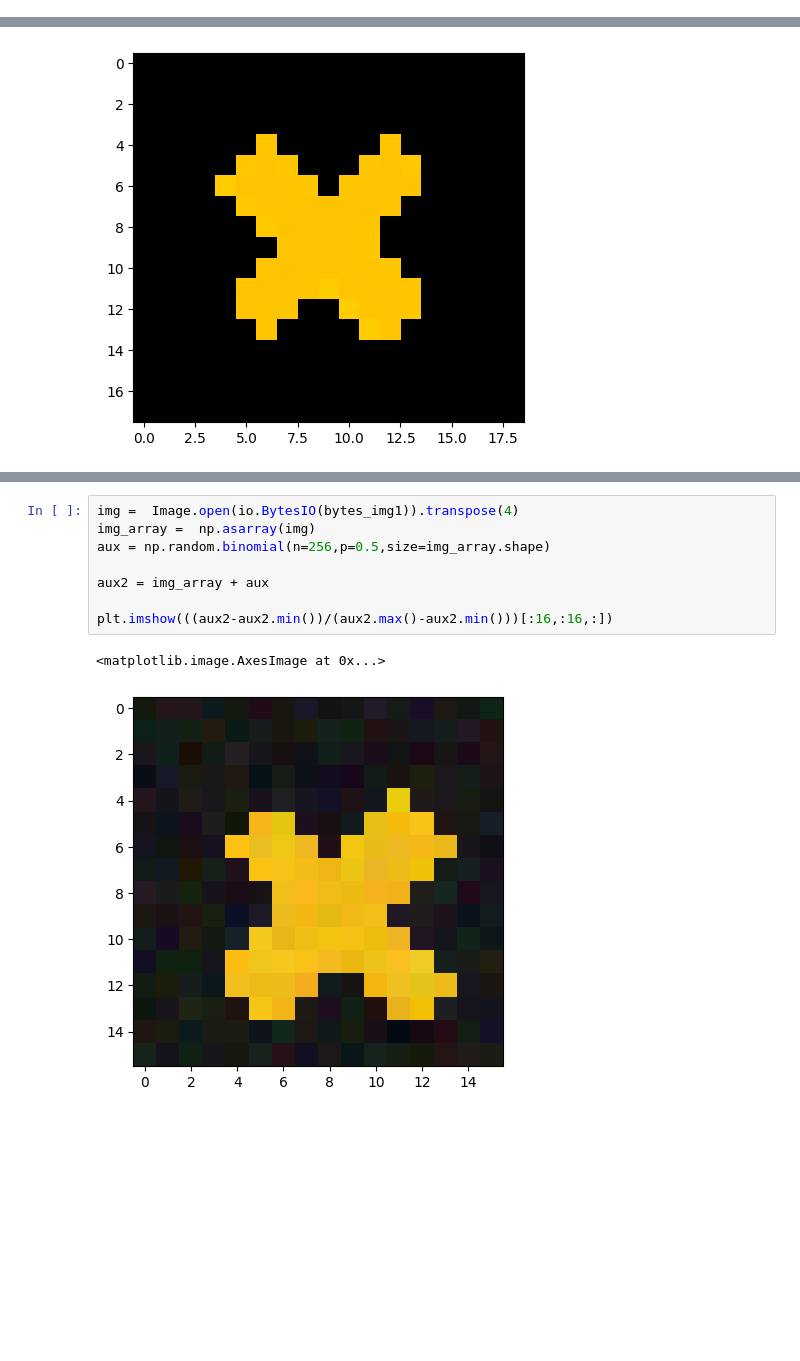
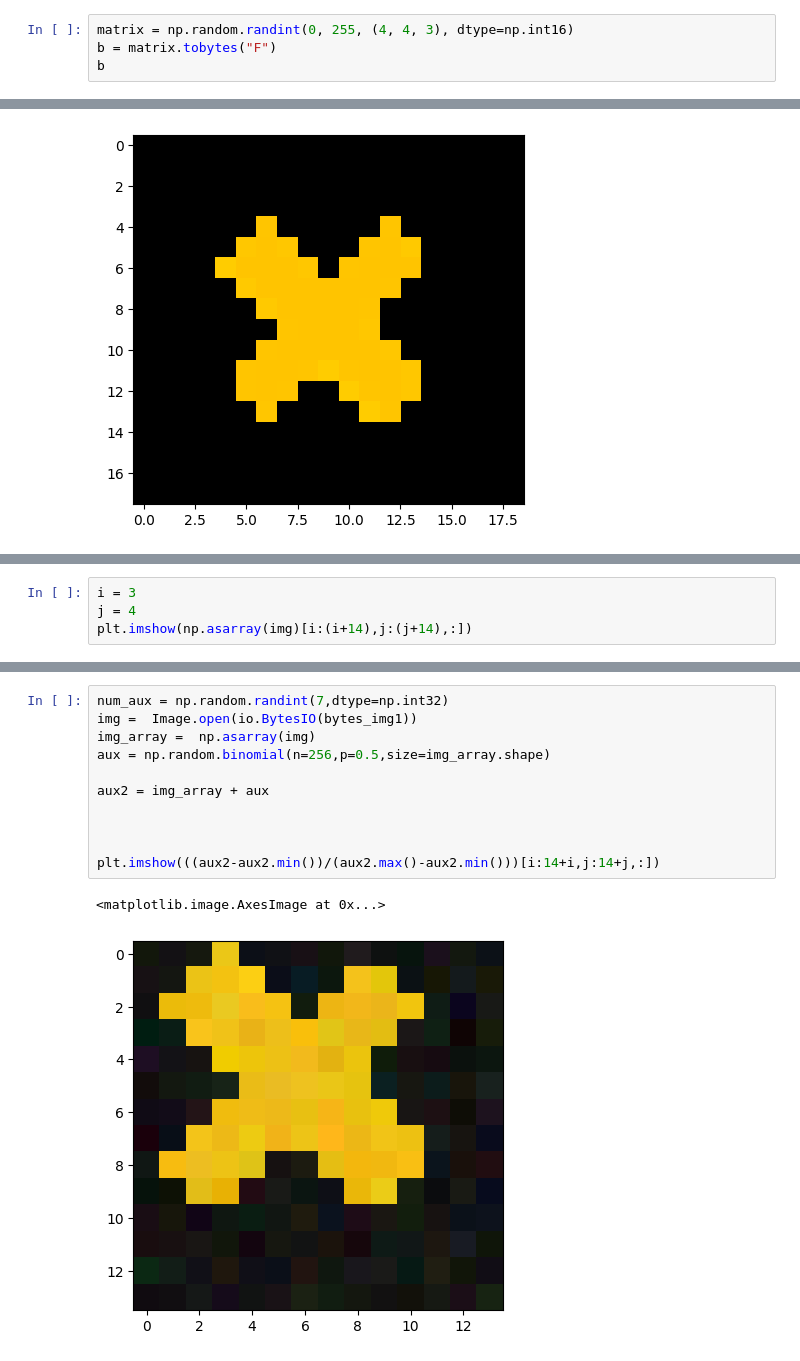
Before and after one commit to MrChurrasco/Practice_PDF_Parse, a Jupyter notebook: Demo.ipynb, the cells around one changed output, grey strips where cells are left out. Drawn from its saved outputs; the diff is of its cells as text; blank space fills up the shorter version.

```diff
--- a/Demo.ipynb
+++ b/Demo.ipynb
@@ -302,3 +302,7 @@ o
 |  | RBD |
 # %% [markdown]
 # Ver imagenes apartir de sus bytes
+# %%
+matrix = np.random.randint(0, 255, (4, 4, 3), dtype=np.int16)
+b = matrix.tobytes("F")
+b
@@ -316,0 +326,4 @@ plt.imshow(np.asarray(img)[:16,:16,:])
+# %%
+i = 3
+j = 4
+plt.imshow(np.asarray(img)[i:(i+14),j:(j+14),:])
@@ -317,11 +333,14 @@ plt.imshow(np.asarray(img)[:16,:16,:])
 # %%
-img =  Image.open(io.BytesIO(bytes_img1)).transpose(4)
+num_aux = np.random.randint(7,dtype=np.int32)
+img =  Image.open(io.BytesIO(bytes_img1))
 img_array =  np.asarray(img)
 aux = np.random.binomial(n=256,p=0.5,size=img_array.shape)
 
 aux2 = img_array + aux
 
-plt.imshow(((aux2-aux2.min())/(aux2.max()-aux2.min()))[:16,:16,:])
+
+
+plt.imshow(((aux2-aux2.min())/(aux2.max()-aux2.min()))[i:14+i,j:14+j,:])
 # %% [output]
 <matplotlib.image.AxesImage at 0x...>
-[figure, old version]
+[figure, new version]
```
Also changed, not shown: parts of 7 cells of this notebook, 12 other files.
